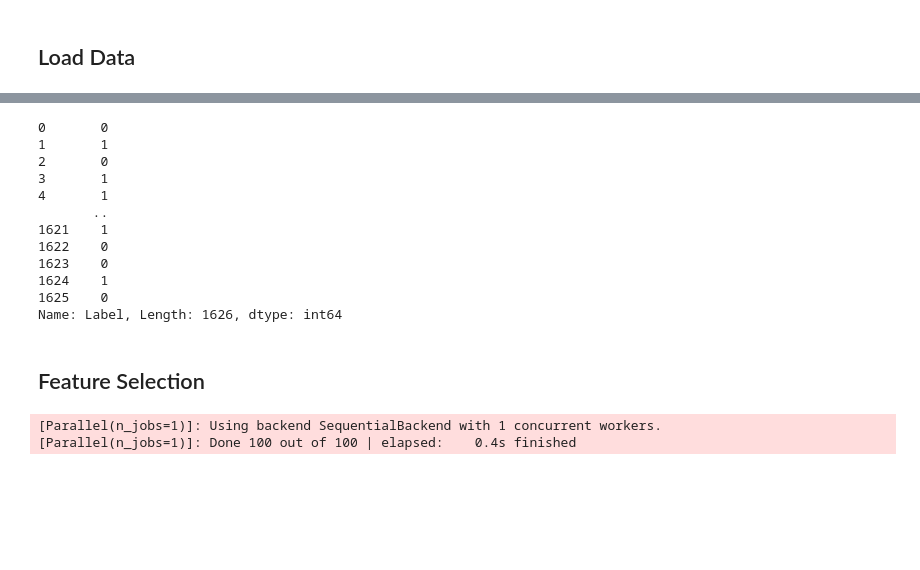
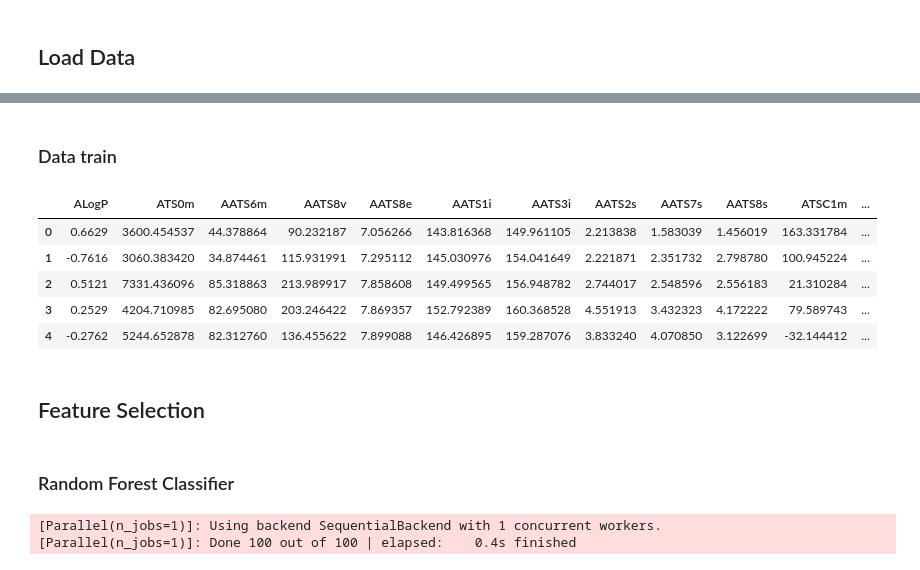
Before and after one commit to relfarizi/Tubes_Chemo_Informatics, a Jupyter notebook: Feature_Selection.ipynb, the cells around one changed output, grey strips where cells are left out. Saved outputs shown, nothing was run; the diff lists cells and outputs as text; code cells hidden in the pictures; blank space fills up the shorter version.

```diff
--- a/Feature_Selection.ipynb
+++ b/Feature_Selection.ipynb
@@ -32,29 +18,32 @@ Index(['ALogP', 'ATS0m', 'AATS6m', 'AATS8v', 'AATS8e', 'AATS1i', 'AATS3i',
+# %% [markdown]
+### Data train
+# %%
+import pandas as pd
+
+link ="https://raw.githubusercontent.com/relfarizi/Tubes_Chemo_Informatics/master/Data/"
+#link = "Data/"
+data_test = pd.read_csv(link+"test.csv")
+data_test_fitur = data_test.iloc[:,:34]
+data_test_label = data_test.iloc[:,34]
+data_test.head(5)
+# %% [output]
+|  | ALogP | ATS0m | AATS6m | AATS8v | AATS8e | AATS1i | AATS3i | AATS2s | AATS7s | AATS8s | ATSC1m | ... |
+| 0 | 0.6629 | 3600.454537 | 44.378864 | 90.232187 | 7.056266 | 143.816368 | 149.961105 | 2.213838 | 1.583039 | 1.456019 | 163.331784 | ... |
+| 1 | -0.7616 | 3060.383420 | 34.874461 | 115.931991 | 7.295112 | 145.030976 | 154.041649 | 2.221871 | 2.351732 | 2.798780 | 100.945224 | ... |
+| 2 | 0.5121 | 7331.436096 | 85.318863 | 213.989917 | 7.858608 | 149.499565 | 156.948782 | 2.744017 | 2.548596 | 2.556183 | 21.310284 | ... |
+| 3 | 0.2529 | 4204.710985 | 82.695080 | 203.246422 | 7.869357 | 152.792389 | 160.368528 | 4.551913 | 3.432323 | 4.172222 | 79.589743 | ... |
+| 4 | -0.2762 | 5244.652878 | 82.312760 | 136.455622 | 7.899088 | 146.426895 | 159.287076 | 3.833240 | 4.070850 | 3.122699 | -32.144412 | ... |
 # %%
-from sklearn.ensemble import RandomForestClassifier
+
 from sklearn.feature_selection import SelectFromModel
 from sklearn.model_selection import train_test_split
-
-
-#X_train, X_test, y_train, y_test = train_test_split(data_train_fitur,data_train_label,test_size=0.3)
 
 X_train = data_train_fitur
 y_train = data_train_label
 X_test = data_test_fitur
 y_test = data_test_label
-print((y_train))
-# %% [output]
-0       0
-1       1
-2       0
-3       1
-4       1
-       ..
-1621    1
-1622    0
-1623    0
-1624    1
-1625    0
-Name: Label, Length: 1626, dtype: int64
 # %% [markdown]
 ## Feature Selection
+# %% [markdown]
+### Random Forest Classifier
 # %%
```
Also changed, not shown: parts of 30 cells of this notebook.
